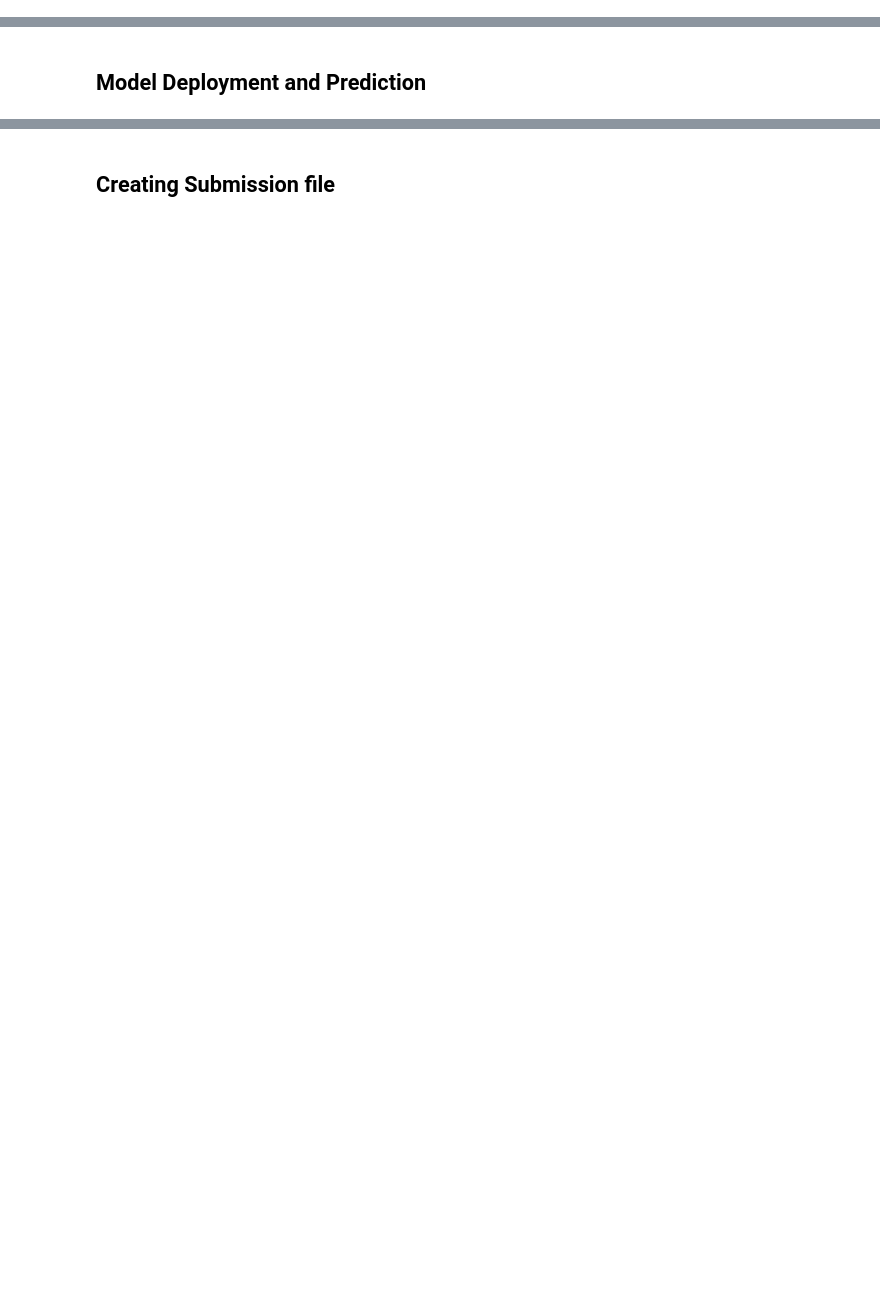
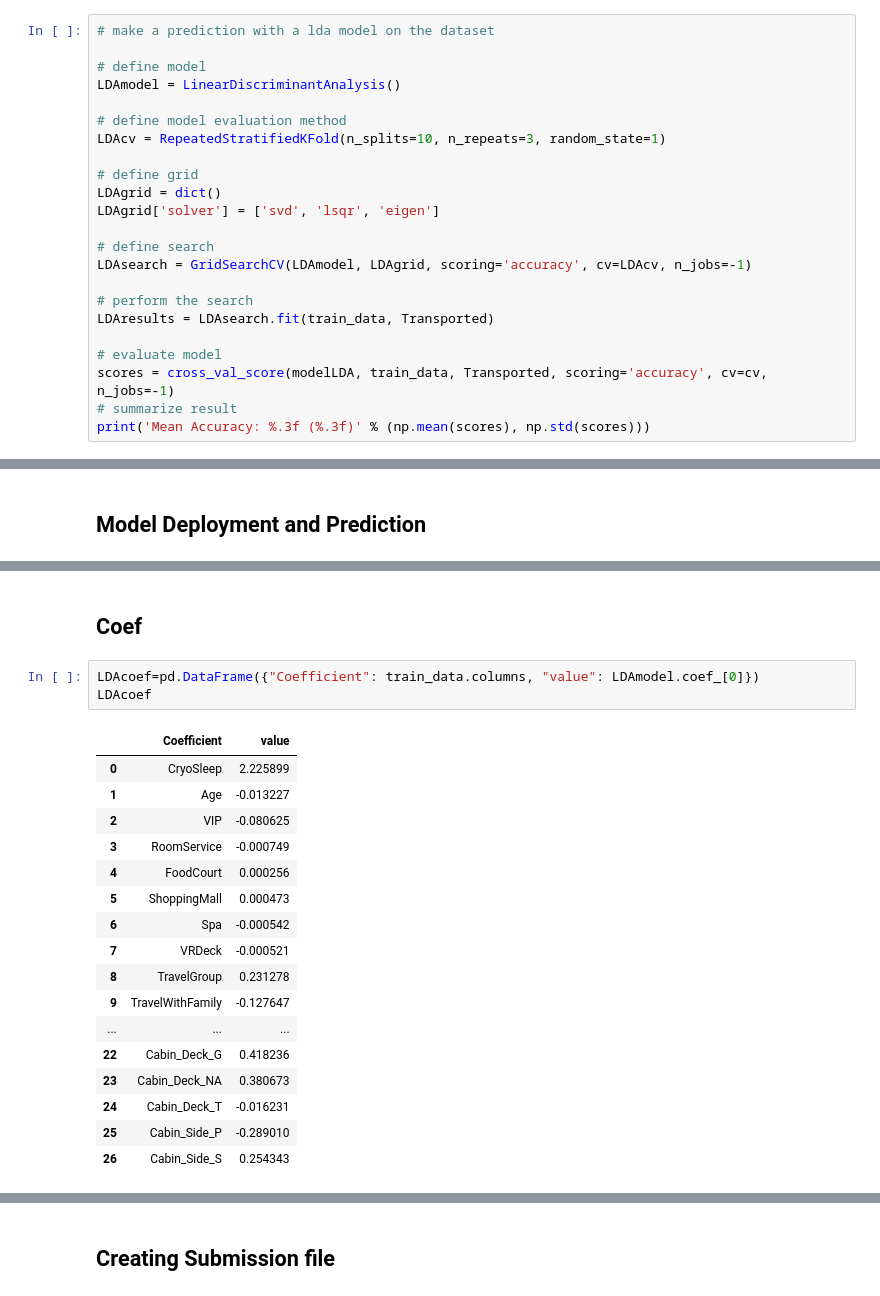
Before and after one commit to havaledar/S_Titanic_Kaggle_6100, a Jupyter notebook: 6100a2.ipynb, the cells around one changed output, grey strips where cells are left out. Drawn from its saved outputs; the diff is of its cells as text; blank space fills up the shorter version.

```diff
--- a/6100a2.ipynb
+++ b/6100a2.ipynb
@@ -267,0 +344,23 @@ def LR_using_vars(my_var_list, X_train,Y_train,X_test,Y_test, Verbose=False):
+# %%
+# make a prediction with a lda model on the dataset
+
+# define model
+LDAmodel = LinearDiscriminantAnalysis()
+
+# define model evaluation method
+LDAcv = RepeatedStratifiedKFold(n_splits=10, n_repeats=3, random_state=1)
+
+# define grid
+LDAgrid = dict()
+LDAgrid['solver'] = ['svd', 'lsqr', 'eigen']
+
+# define search
+LDAsearch = GridSearchCV(LDAmodel, LDAgrid, scoring='accuracy', cv=LDAcv, n_jobs=-1)
+
+# perform the search
+LDAresults = LDAsearch.fit(train_data, Transported)
+
+# evaluate model
+scores = cross_val_score(modelLDA, train_data, Transported, scoring='accuracy', cv=cv, n_jobs=-1)
+# summarize result
+print('Mean Accuracy: %.3f (%.3f)' % (np.mean(scores), np.std(scores)))
@@ -328 +423,24 @@ Mean Accuracy: 0.766 (0.011)
+# %% [markdown]
+## Coef
+# %%
+LDAcoef=pd.DataFrame({"Coefficient": train_data.columns, "value": LDAmodel.coef_[0]})
+LDAcoef
+# %% [output]
+|  | Coefficient | value |
+| 0 | CryoSleep | 2.225899 |
+| 1 | Age | -0.013227 |
+| 2 | VIP | -0.080625 |
+| 3 | RoomService | -0.000749 |
+| 4 | FoodCourt | 0.000256 |
+| 5 | ShoppingMall | 0.000473 |
+| 6 | Spa | -0.000542 |
+| 7 | VRDeck | -0.000521 |
+| 8 | TravelGroup | 0.231278 |
+| 9 | TravelWithFamily | -0.127647 |
+| ... | ... | ... |
+| 22 | Cabin_Deck_G | 0.418236 |
+| 23 | Cabin_Deck_NA | 0.380673 |
+| 24 | Cabin_Deck_T | -0.016231 |
+| 25 | Cabin_Side_P | -0.289010 |
+| 26 | Cabin_Side_S | 0.254343 |
 # %% [markdown]
```
Also changed, not shown: parts of 43 cells of this notebook.
